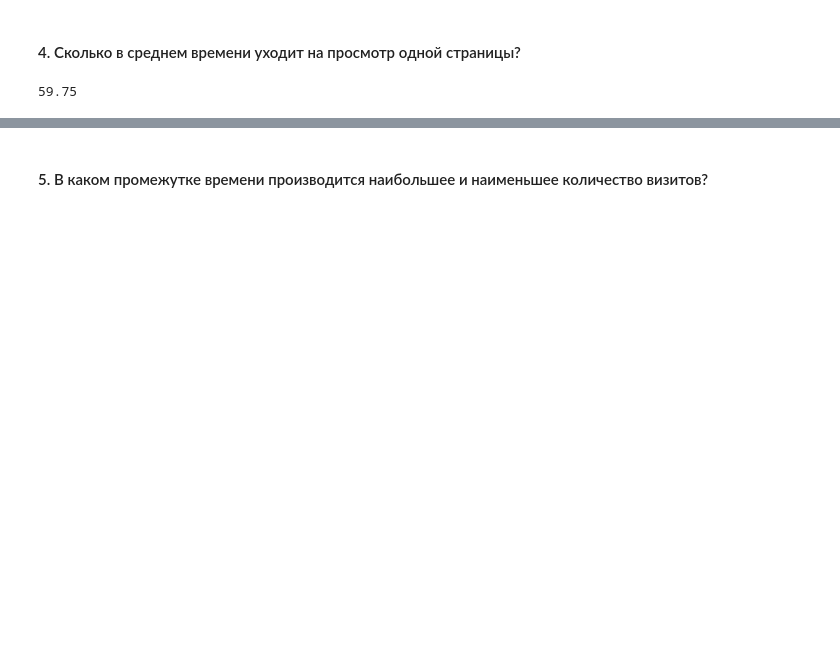
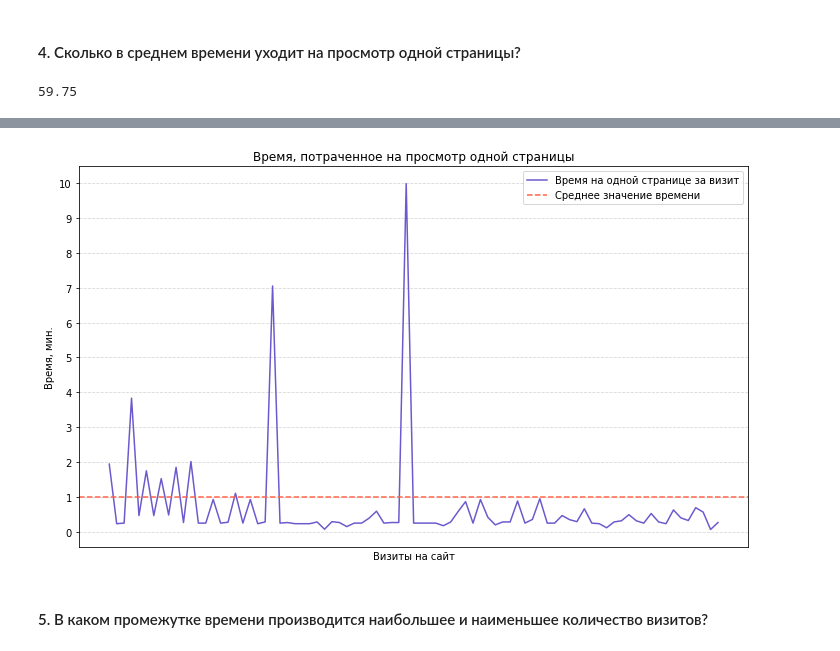
Before and after one commit to Deryander/Studies, a Jupyter notebook: work/2021-2022/Practice/Visits_analysis.ipynb, the cells around one changed output, grey strips where cells are left out. Saved outputs shown, nothing was run; the diff lists cells and outputs as text; code cells hidden in the pictures; blank space fills up the shorter version.

```diff
--- a/work/2021-2022/Practice/Visits_analysis.ipynb
+++ b/work/2021-2022/Practice/Visits_analysis.ipynb
@@ -68,6 +165,10 @@ pages_ave.round(1)
 # %% [markdown]
 #### 4. Сколько в среднем времени уходит на просмотр одной страницы?
 # %%
-(time_ave/pages_ave).round(2)
+time_one = (time_ave/pages_ave)
+time_one.round(2)
 # %% [output]
 59.75
+# %%
+aver_one = clean_time/clean_pages
+aver_one.head(10)
@@ -74,3 +187,16 @@ pages_ave.round(1)
+# %%
+plt.figure(figsize=(12, 7))
+plt.title('Время, потраченное на просмотр одной страницы')
+plt.plot(aver_one, color='slateblue', label='Время на одной странице за визит')
+plt.axhline(time_one/60, color='tomato', linestyle='--', label='Среднее значение времени')
+plt.xlabel('Визиты на сайт')
+plt.ylabel('Время, мин.')
+plt.grid(alpha=0.5, linestyle='--')
+plt.xticks([])
+plt.yticks(range(round(max(aver_one))+1));
+plt.legend();
+# %% [output]
+[figure, added]
 # %% [markdown]
 #### 5. В каком промежутке времени производится наибольшее и наименьшее количество визитов?
 # %%
```
Also changed, not shown: parts of 21 cells of this notebook, 3 other files.
